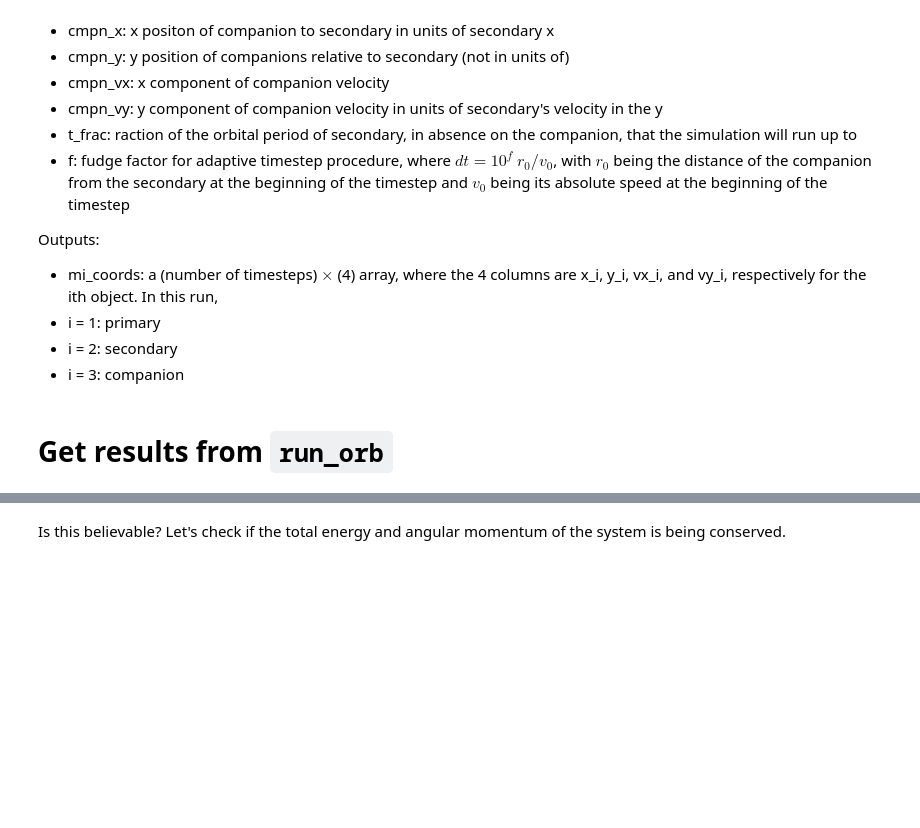
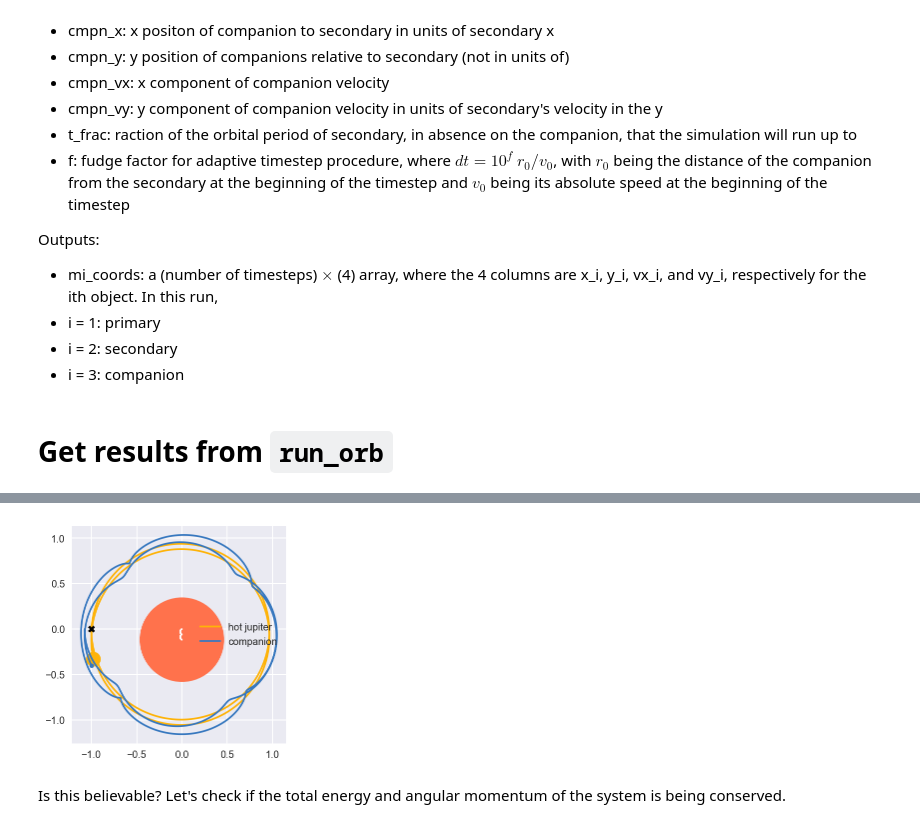
Before and after one commit to icweaver/moon-orbit, a Jupyter notebook: orbit.ipynb, the cells around one changed output, grey strips where cells are left out. Saved outputs shown, nothing was run; the diff lists cells and outputs as text; code cells hidden in the pictures; blank space fills up the shorter version.

```diff
--- a/orbit.ipynb
+++ b/orbit.ipynb
@@ -124,15 +124,19 @@ cmpn_mass, cmpn_x, cmpn_y, cmpn_vx, cmpn_vy, t_frac):
     m2_coord = uold_2
     m3_coord = uold_3
 
+    r0 = np.sqrt( (uold_3[0] - uold_2[0])**2 + (uold_3[1] - uold_2[1])**2 )
+    v0 = np.sqrt(uold_3[2]**2 + uold_3[3]**2)
+    dt = 10**(f) * r0 / v0
+
     t = 0
     t_list = [t]
     dt_list = []
     while (t <= tmax):
         # r0, v0 based on speed at beginning of current timestep
-        r0 = np.sqrt( (uold_3[0] - uold_2[0])**2 + (uold_3[1] - uold_2[1])**2 )
-        v0 = np.sqrt(uold_3[2]**2 + uold_3[3]**2)
-        dt = 10**(f) * r0 / v0
-        dt_list.append(dt)
+        #r0 = np.sqrt( (uold_3[0] - uold_2[0])**2 + (uold_3[1] - uold_2[1])**2 )
+        #v0 = np.sqrt(uold_3[2]**2 + uold_3[3]**2)
+        #dt = 10**(f) * r0 / v0
+        #dt_list.append(dt)
 
         unew_1 = sho_RK4(t, uold_1, m_2, uold_2, m_3, uold_3, dt) # sun
         unew_2 = sho_RK4(t, uold_2, m_1, uold_1, m_3, uold_3, dt) # earth
@@ -237,3 +194,47 @@ plt.show()
+# %%
+###########################################
+# Plot resulting trajectories
+###########################################
+fig, ax = plt.subplots(1,1)
+ax.set_aspect("equal")
+
+# normalize plot to initial orbital separation of secondary and primary a_0
+a_0 = np.abs(m2_coord[0][0])
+x_1 = m1_coord[:,0] / a_0
+y_1 = m1_coord[:,1] / a_0
+x_2 = m2_coord[:,0] / a_0
+y_2 = m2_coord[:,1] / a_0
+x_3 = m3_coord[:,0] / a_0
+y_3 = m3_coord[:,1] / a_0
+
+ax.plot(x_1, y_1, color = sns.xkcd_palette(["white"])[0] )
+ax.plot(x_2, y_2, label='hot jupiter', color = sns.xkcd_palette(["amber"])[0])
+ax.plot(x_3, y_3, label='companion', color = sns.xkcd_palette(["windows blue"])[0])
+ax.plot(x_2[0], y_2[0], 'kX')
+#ax.plot(COM_coord[:,0] / L, COM_coord[:,1] / L, 'g.')
+
+# show masses
+host = plt.Circle((x_1[-1], y_1[-1]), host_rad / a_0, fc=sns.xkcd_palette(["pinkish orange"])[0])
+secondary = plt.Circle((x_2[-1], y_2[-1]), scndry_rad / a_0, fc=sns.xkcd_palette(["amber"])[0])
+companion = plt.Circle((x_3[-1], y_3[-1]), cmpn_rad / a_0, fc=sns.xkcd_palette(["windows blue"])[0])
+
+ax.add_artist(host)
+ax.add_artist(secondary)
+ax.add_artist(companion)
+
+margin = 0.1
+lim_x_neg = np.min(np.concatenate((x_1,x_2,x_3))) - margin
+lim_x_pos = np.max(np.concatenate((x_1,x_2,x_3))) + margin
+lim_y_neg = np.min(np.concatenate((y_1,y_2,y_3))) - margin
+lim_y_pos = np.max(np.concatenate((y_1,y_2,y_3))) + margin
+
+ax.set_xlim(lim_x_neg, lim_x_pos)
+ax.set_ylim(lim_y_neg, lim_y_pos)
+ax.legend(loc='best')
+
+plt.show()
+# %% [output]
+[figure, added]
 # %% [markdown]
 Is this believable? Let's check if the total energy and angular momentum of the system is being conserved.
 # %% [markdown]
```
Also changed, not shown: parts of 4 cells of this notebook, 3 other files.
